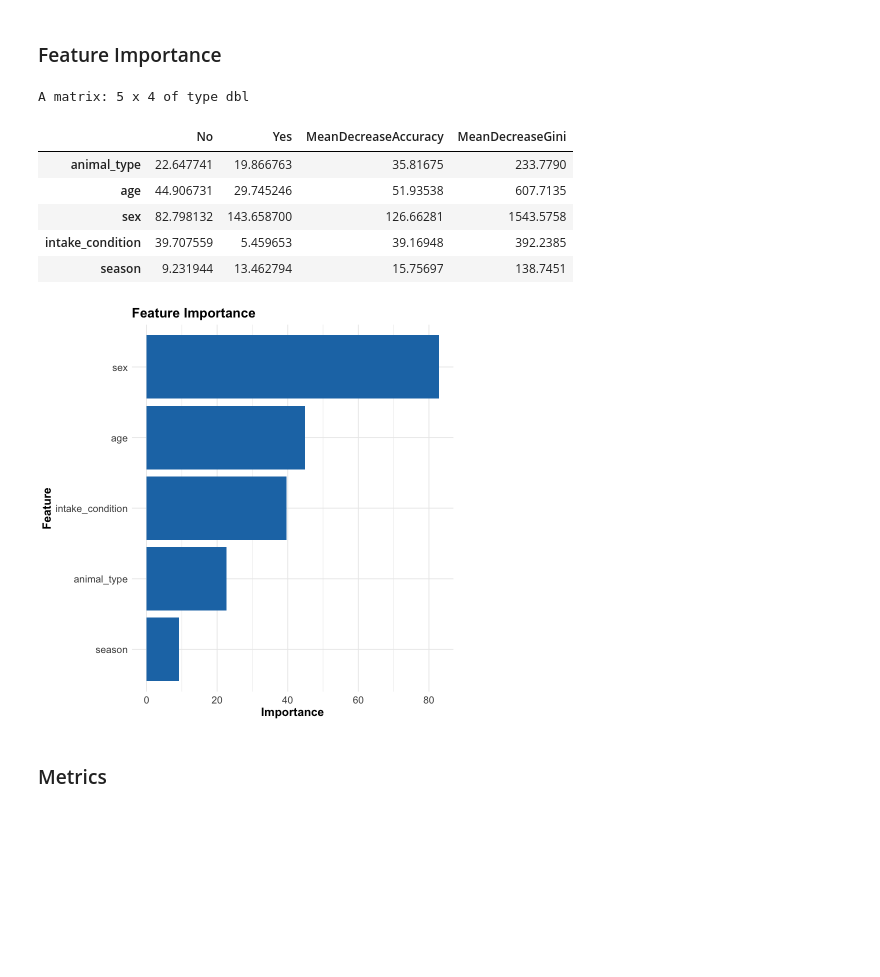
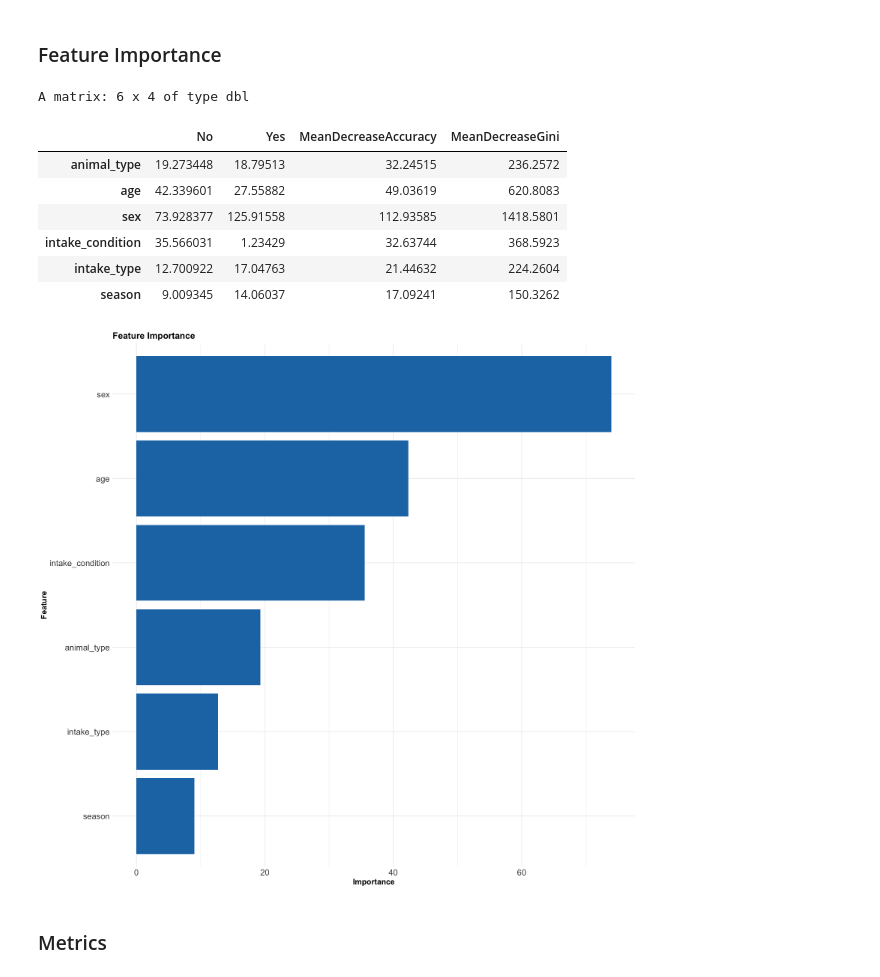
Before and after one commit to DSCI-310-2025/dsci-310-group-01, a Jupyter notebook: notebooks/animal_adoption_analysis.ipynb, the cells around one changed output. Drawn from its saved outputs; the diff is of its cells as text; code cells hidden in the pictures; blank space fills up the shorter version.

```diff
--- a/notebooks/animal_adoption_analysis.ipynb
+++ b/notebooks/animal_adoption_analysis.ipynb
@@ -643,7 +708,7 @@ The data is now balanced
 # %% [markdown]
 We will be using the random forest classifier, as it is good for classification problems, and it helps save time as we do not need to tune the model manually much. One disadvantage is that it is difficult to interpret.
 # %%
-rf_model <- randomForest(Class ~ animal_type + age + sex + intake_condition + season,
+rf_model <- randomForest(adopted ~ animal_type + age + sex + intake_condition + intake_type + season,
                          data = train_data_downsampled,
                          ntree = 100,
                          mtry = 2,
@@ -742,34 +826,35 @@ Table: Confusion Matrix
 # %%
 importance(rf_model)
 feature_importance <- importance(rf_model)
 
 feature_importance_df <- data.frame(
   Feature = rownames(feature_importance),
   Importance = feature_importance[, 1]  # Use the importance values
 )
 
 library(ggplot2)
 
 ggplot(feature_importance_df, aes(x = reorder(Feature, Importance), y = Importance)) +
   geom_bar(stat = "identity", fill = "#1f77b4") +
   coord_flip() +  # Flip the bars for better readability
   labs(title = "Feature Importance", x = "Feature", y = "Importance") +
   theme_minimal() +
   theme(
-    axis.text.x = element_text(size = 12),
-    axis.text.y = element_text(size = 12),
+    axis.text.x = element_text(size = 15),
+    axis.text.y = element_text(size = 15),
     axis.title = element_text(size = 14, face = "bold"),
     plot.title = element_text(size = 16, face = "bold")
   )
 # %% [output]
-A matrix: 5 x 4 of type dbl
+A matrix: 6 x 4 of type dbl
 |  | No | Yes | MeanDecreaseAccuracy | MeanDecreaseGini |
-| animal_type | 22.647741 | 19.866763 | 35.81675 | 233.7790 |
-| age | 44.906731 | 29.745246 | 51.93538 | 607.7135 |
-| sex | 82.798132 | 143.658700 | 126.66281 | 1543.5758 |
-| intake_condition | 39.707559 | 5.459653 | 39.16948 | 392.2385 |
-| season | 9.231944 | 13.462794 | 15.75697 | 138.7451 |
+| animal_type | 19.273448 | 18.79513 | 32.24515 | 236.2572 |
+| age | 42.339601 | 27.55882 | 49.03619 | 620.8083 |
+| sex | 73.928377 | 125.91558 | 112.93585 | 1418.5801 |
+| intake_condition | 35.566031 | 1.23429 | 32.63744 | 368.5923 |
+| intake_type | 12.700922 | 17.04763 | 21.44632 | 224.2604 |
+| season | 9.009345 | 14.06037 | 17.09241 | 150.3262 |
-[figure, old version]
+[figure, new version]
 # %% [markdown]
 ### Metrics
 # %%
```
Also changed, not shown: parts of 12 cells of this notebook.
